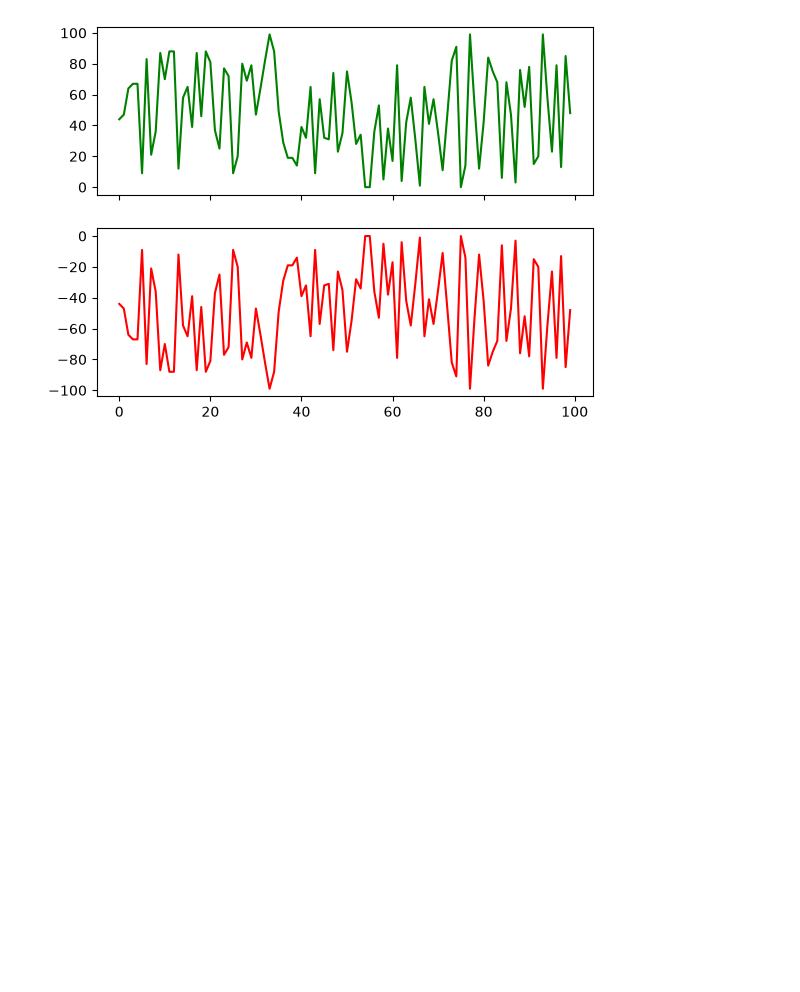
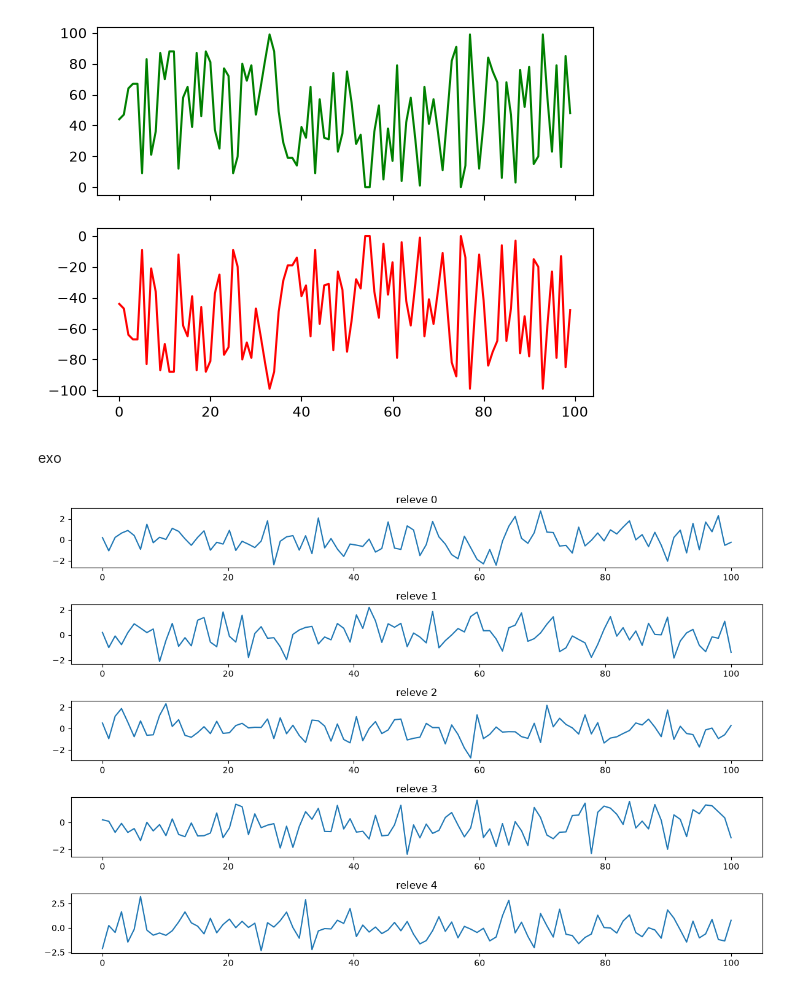
Before and after one commit to webdevproformation/m2-iot-juin2026, a Jupyter notebook: jour02/01-matplotlib.ipynb, the cells around one changed output. Saved outputs shown, nothing was run; the diff lists cells and outputs as text; code cells hidden in the pictures; blank space fills up the shorter version.

```diff
--- a/jour02/01-matplotlib.ipynb
+++ b/jour02/01-matplotlib.ipynb
@@ -74,3 +76,20 @@ ax[1].plot(tab1_x , tab1_ytemperature * -1 , c="r")
 # %% [output]
 [<matplotlib.lines.Line2D at 0x...>]
 [figure]
+# %% [markdown]
+exo
+# %%
+datasets = { f"releve {i}" : np.random.randn(100) for i in range(0,5) }
+
+def generate_graph( datasets ):
+    n = len(datasets)
+    plt.figure(figsize=(12,8))
+    for i , v in zip( range( 1, n + 1), datasets.keys() ):
+        plt.subplot(n , 1 , i )
+        plt.plot( np.linspace(0,100, 100) , datasets[v] )
+        plt.title(v)
+    plt.tight_layout()
+
+generate_graph( datasets )
+# %% [output]
+[figure, added]
```
Also changed, not shown: parts of 1 cell of this notebook, 1 other file.
